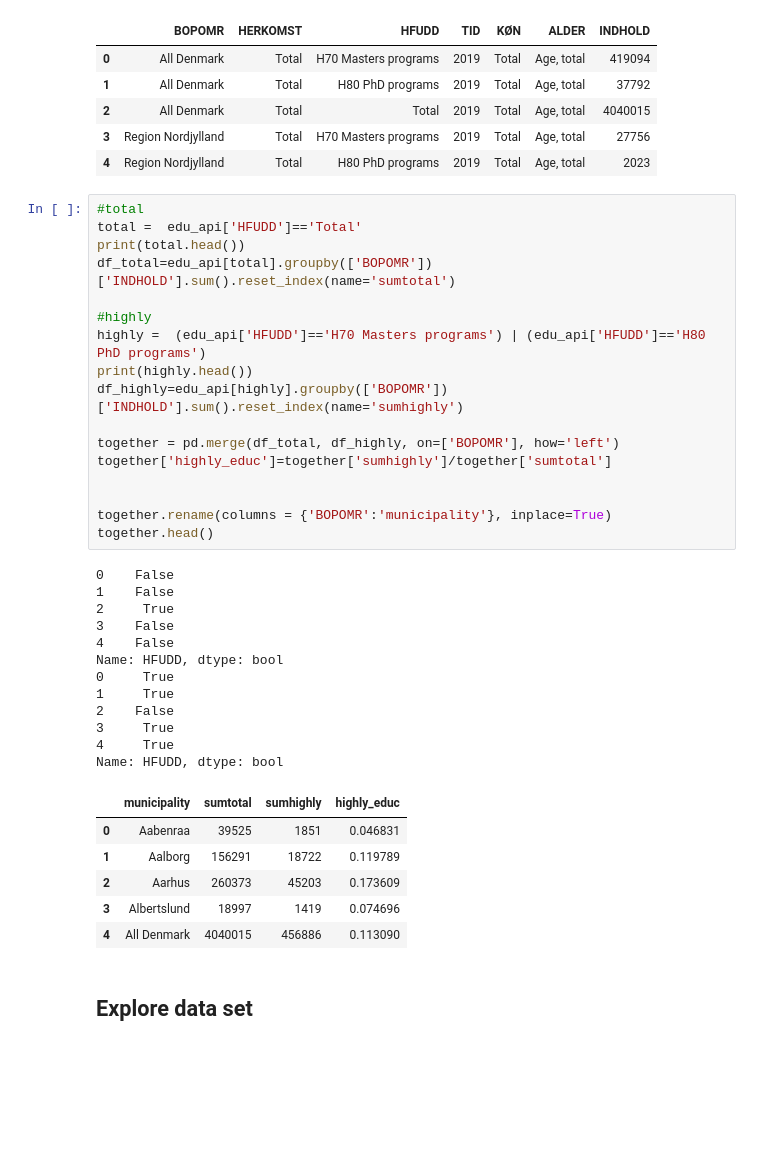
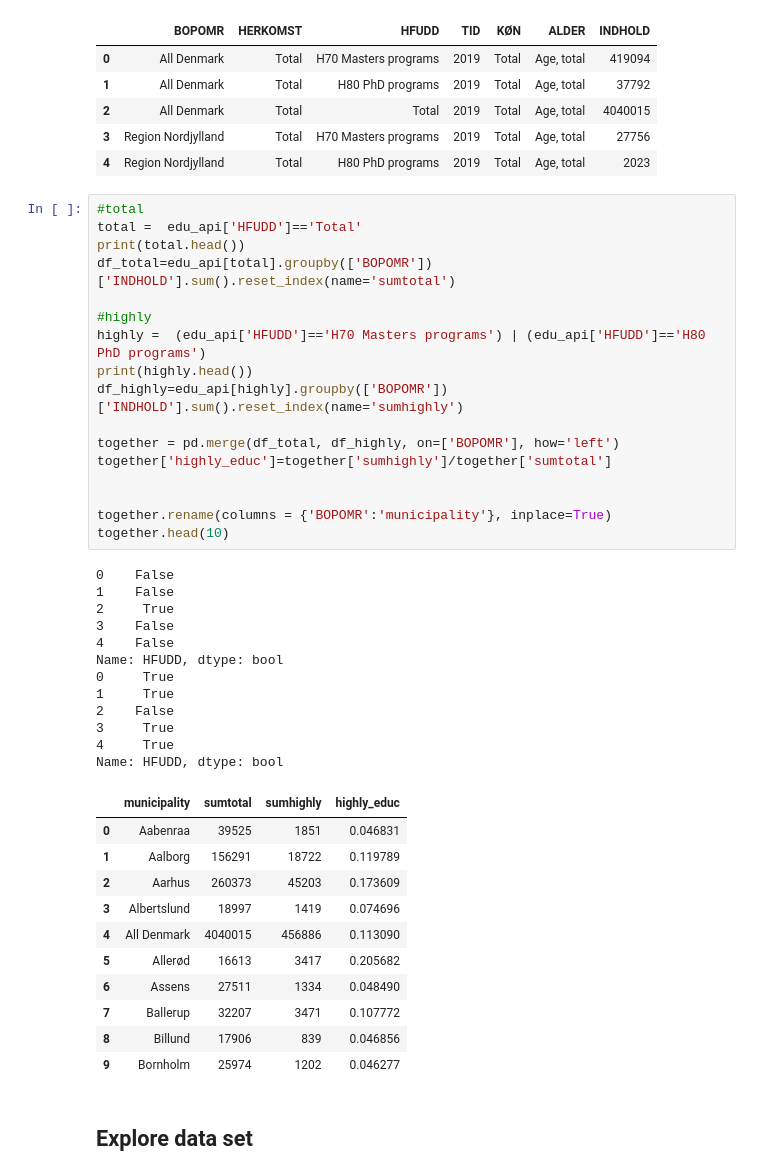
Before and after one commit to AskerNC/projects-2021-sstl, a Jupyter notebook: dataproject/dataproject.ipynb, the cells around one changed output. Cells and saved outputs as stored; diff of their text form; blank space fills up the shorter version.

```diff
--- a/dataproject/dataproject.ipynb
+++ b/dataproject/dataproject.ipynb
@@ -368,34 +368,39 @@ df_total=edu_api[total].groupby(['BOPOMR'])['INDHOLD'].sum().reset_index(name='s
 
 #highly
 highly =  (edu_api['HFUDD']=='H70 Masters programs') | (edu_api['HFUDD']=='H80 PhD programs')
 print(highly.head())
 df_highly=edu_api[highly].groupby(['BOPOMR'])['INDHOLD'].sum().reset_index(name='sumhighly')
 
 together = pd.merge(df_total, df_highly, on=['BOPOMR'], how='left')
 together['highly_educ']=together['sumhighly']/together['sumtotal']
 
 
 together.rename(columns = {'BOPOMR':'municipality'}, inplace=True)
-together.head()
+together.head(10)
 # %% [output]
 0    False
 1    False
 2     True
 3    False
 4    False
 Name: HFUDD, dtype: bool
 0     True
 1     True
 2    False
 3     True
 4     True
 Name: HFUDD, dtype: bool
 |  | municipality | sumtotal | sumhighly | highly_educ |
 | 0 | Aabenraa | 39525 | 1851 | 0.046831 |
 | 1 | Aalborg | 156291 | 18722 | 0.119789 |
 | 2 | Aarhus | 260373 | 45203 | 0.173609 |
 | 3 | Albertslund | 18997 | 1419 | 0.074696 |
 | 4 | All Denmark | 4040015 | 456886 | 0.113090 |
+| 5 | Allerød | 16613 | 3417 | 0.205682 |
+| 6 | Assens | 27511 | 1334 | 0.048490 |
+| 7 | Ballerup | 32207 | 3471 | 0.107772 |
+| 8 | Billund | 17906 | 839 | 0.046856 |
+| 9 | Bornholm | 25974 | 1202 | 0.046277 |
 # %% [markdown]
 ## Explore data set
 # %% [markdown]
```
